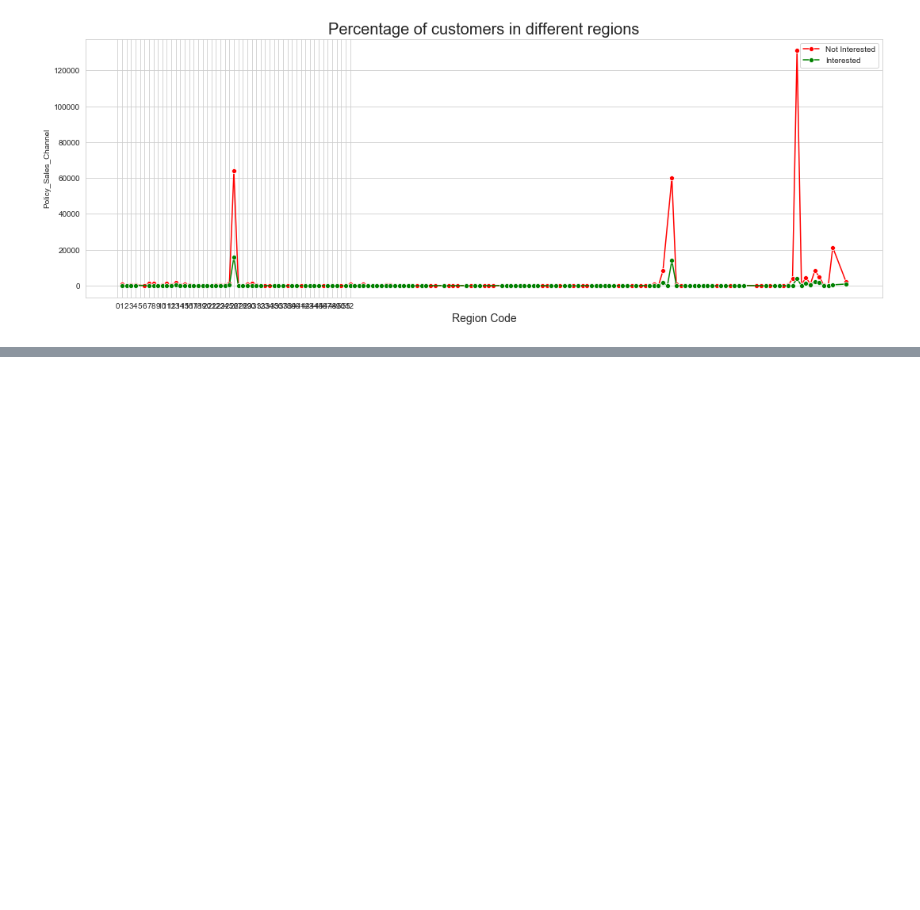
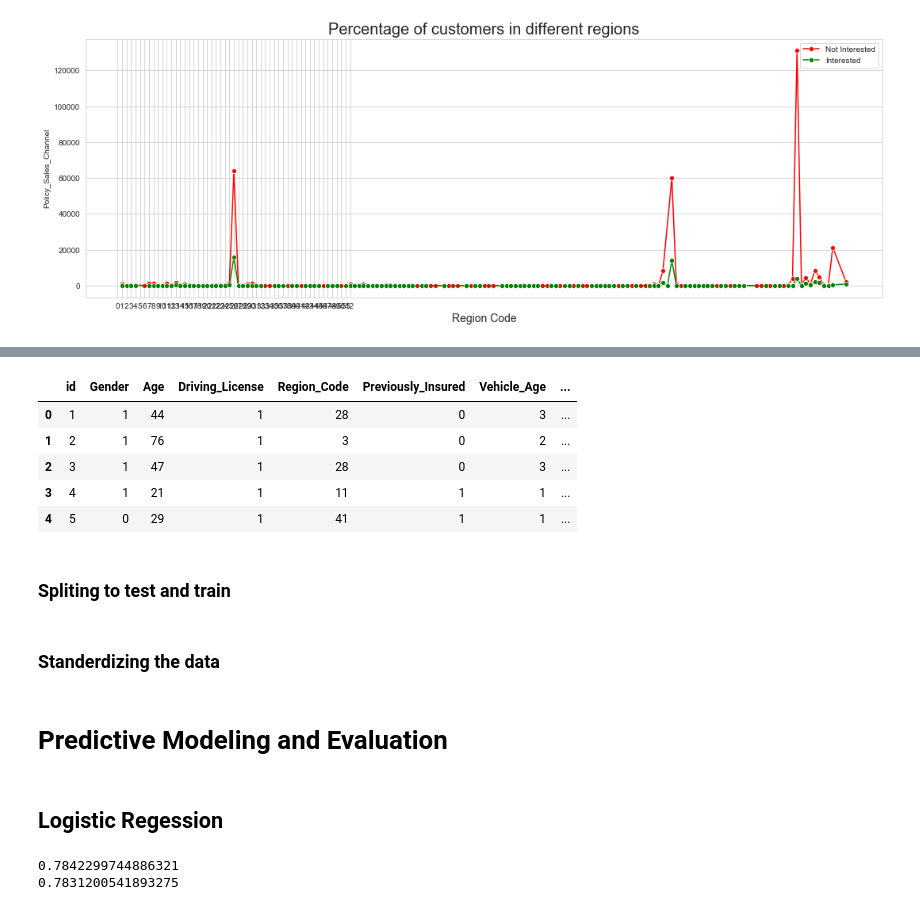
Before and after one commit to Kamaldeep0077/Cross-Sell-Prediction, a Jupyter notebook: Cross-Sell Prediction.ipynb, the cells around one changed output, grey strips where cells are left out. Cells and saved outputs as stored; diff of their text form; code cells hidden in the pictures; blank space fills up the shorter version.

Commit message:
Preproccessing and baseline model ipynb

```diff
--- a/Cross-Sell Prediction.ipynb
+++ b/Cross-Sell Prediction.ipynb
@@ -833,0 +862,26 @@ Text(0.5, 0, 'Region Code')
+# %%
+#Creating dictionaries for encoding
+gen_dict = {'Male':1, 'Female':0}
+age_dict = {'> 2 Years': 3, '1-2 Year': 2, '< 1 Year': 1}
+dam_dict = {'Yes':1, 'No':0}
+
+#Encoding train variables
+train['Gender'] = train['Gender'].replace(gen_dict)
+train['Vehicle_Age'] = train['Vehicle_Age'].replace(age_dict)
+train['Vehicle_Damage'] = train['Vehicle_Damage'].replace(dam_dict)
+
+#Encoding test variables
+test['Gender'] = test['Gender'].replace(gen_dict)
+test['Vehicle_Age'] = test['Vehicle_Age'].replace(age_dict)
+test['Vehicle_Damage'] = test['Vehicle_Damage'].replace(dam_dict)
+# %%
+train.head()
+# %% [output]
+|  | id | Gender | Age | Driving_License | Region_Code | Previously_Insured | Vehicle_Age | ... |
+| 0 | 1 | 1 | 44 | 1 | 28 | 0 | 3 | ... |
+| 1 | 2 | 1 | 76 | 1 | 3 | 0 | 2 | ... |
+| 2 | 3 | 1 | 47 | 1 | 28 | 0 | 3 | ... |
+| 3 | 4 | 1 | 21 | 1 | 11 | 1 | 1 | ... |
+| 4 | 5 | 0 | 29 | 1 | 41 | 1 | 1 | ... |
+# %% [markdown]
+### Spliting to test and train
@@ -833,0 +897,2 @@ Text(0.5, 0, 'Region Code')
+# %% [markdown]
+### Standerdizing the data
@@ -833,0 +913,4 @@ Text(0.5, 0, 'Region Code')
+# %% [markdown]
+# Predictive Modeling and Evaluation
+# %% [markdown]
+## Logistic Regession
@@ -833,0 +963,18 @@ Text(0.5, 0, 'Region Code')
+# %%
+logreg = LogisticRegression(class_weight='balanced')
+logreg.fit(x_train, y_train)
+
+prob_train = logreg.predict_proba(x_train)[:,1]
+prob_test = logreg.predict_proba(x_test)[:,1]
+
+pred_train = logreg.predict(x_train)
+pred_test = logreg.predict(x_test)
+
+score_train = roc_auc_score(y_train, pred_train)
+score_test = roc_auc_score(y_test, pred_test)
+
+print(score_train)
+print(score_test)
+# %% [output]
+0.7842299744886321
+0.7831200541893275
```
Also changed, not shown: parts of 18 cells of this notebook.
